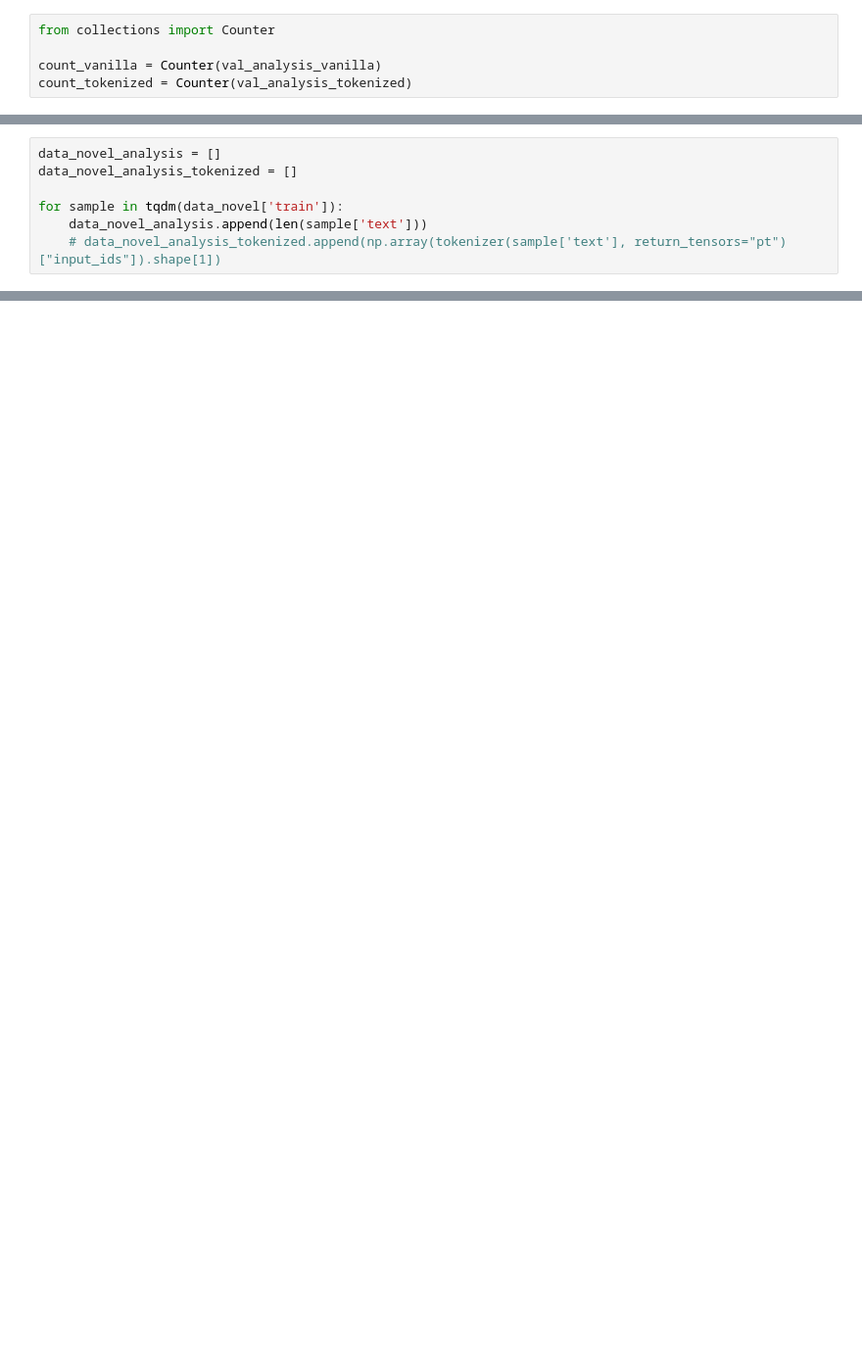
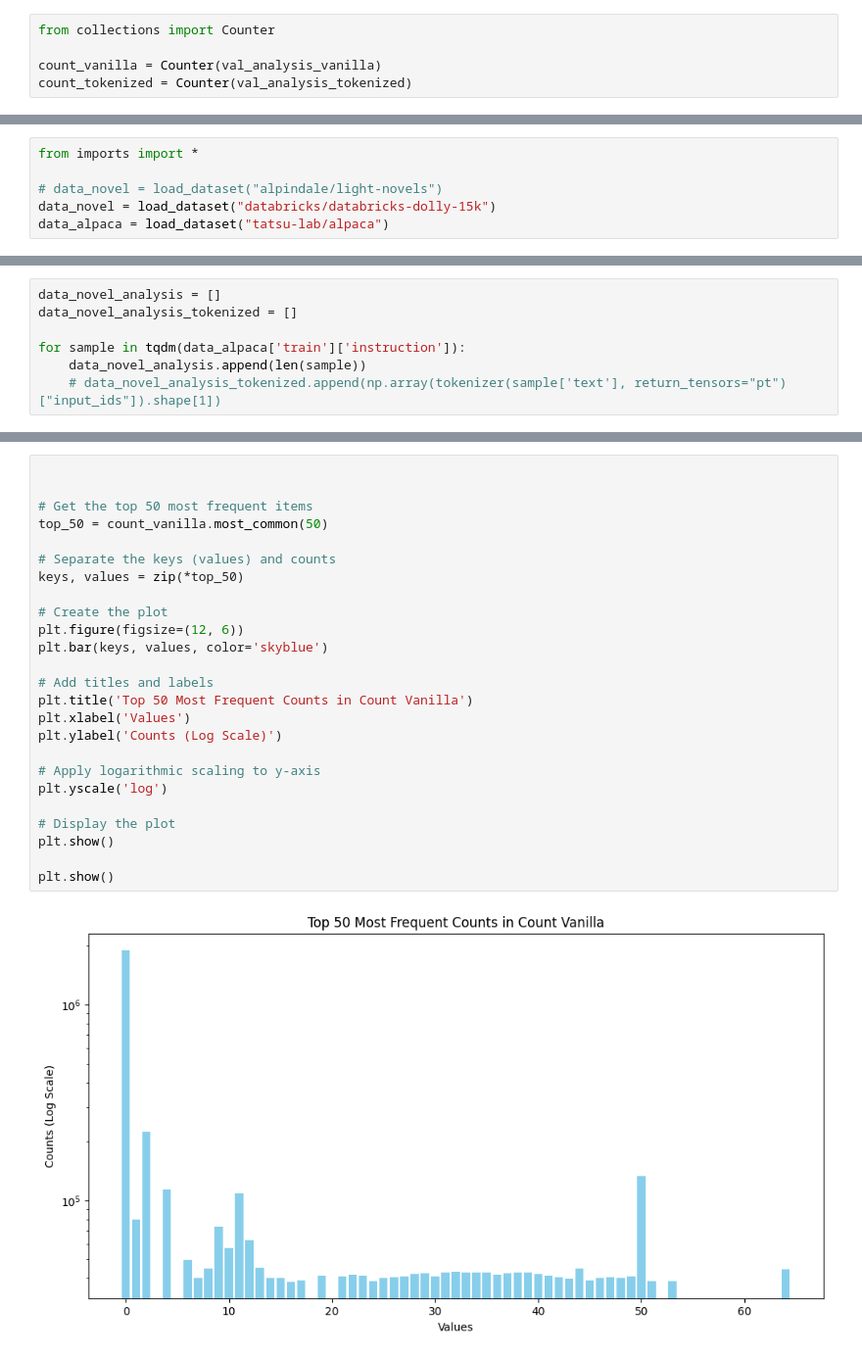
Before and after one commit to MaheepChaudhary/Transit, a Jupyter notebook: dataset_analysis.ipynb, the cells around one changed output, grey strips where cells are left out. Shown: that part at 98% size. Drawn from its saved outputs; the diff is of its cells as text; blank space fills up the shorter version.

Commit message:
data_selection completed

```diff
--- a/dataset_analysis.ipynb
+++ b/dataset_analysis.ipynb
@@ -61,0 +61,6 @@ data_novel = load_dataset("alpindale/light-novels")
+# %%
+from imports import *
+
+# data_novel = load_dataset("alpindale/light-novels")
+data_novel = load_dataset("databricks/databricks-dolly-15k")
+data_alpaca = load_dataset("tatsu-lab/alpaca")
@@ -63,8 +75,8 @@ data_novel = load_dataset("alpindale/light-novels")
 data_novel_analysis = []
 data_novel_analysis_tokenized = []
 
-for sample in tqdm(data_novel['train']):
-    data_novel_analysis.append(len(sample['text']))
+for sample in tqdm(data_alpaca['train']['instruction']):
+    data_novel_analysis.append(len(sample))
     # data_novel_analysis_tokenized.append(np.array(tokenizer(sample['text'], return_tensors="pt")["input_ids"]).shape[1])
 # %%
 from collections import Counter
@@ -106,0 +112,27 @@ fig.show()
+# %%
+
+
+# Get the top 50 most frequent items
+top_50 = count_vanilla.most_common(50)
+
+# Separate the keys (values) and counts
+keys, values = zip(*top_50)
+
+# Create the plot
+plt.figure(figsize=(12, 6))
+plt.bar(keys, values, color='skyblue')
+
+# Add titles and labels
+plt.title('Top 50 Most Frequent Counts in Count Vanilla')
+plt.xlabel('Values')
+plt.ylabel('Counts (Log Scale)')
+
+# Apply logarithmic scaling to y-axis
+plt.yscale('log')
+
+# Display the plot
+plt.show()
+
+plt.show()
+# %% [output]
+[figure, added]
```
Also changed, not shown: parts of 9 cells of this notebook.
